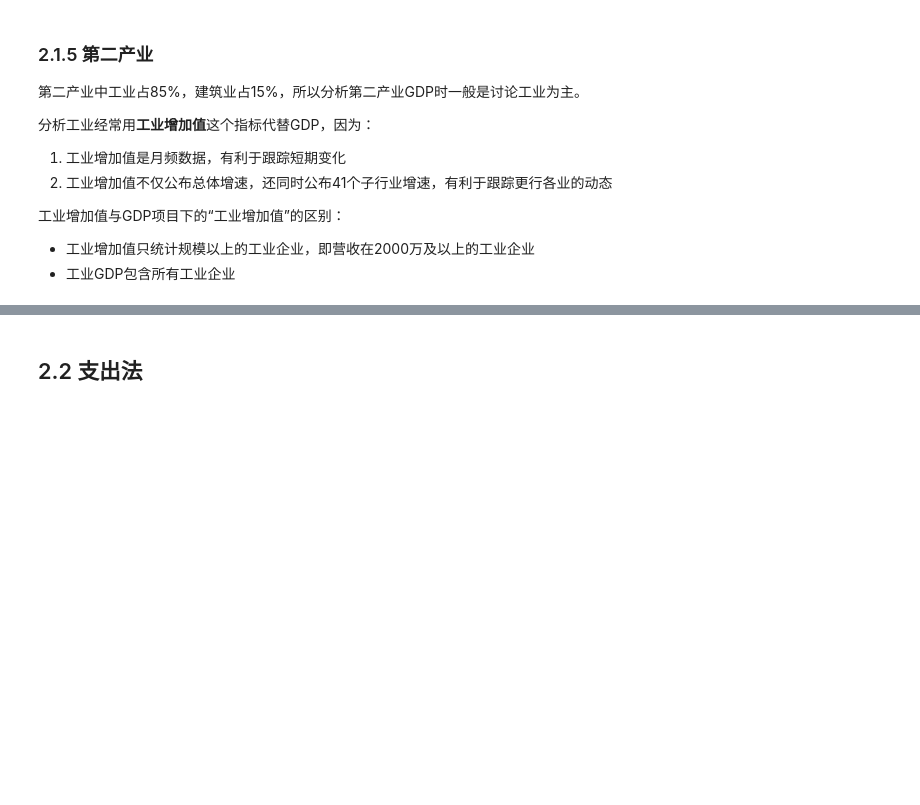
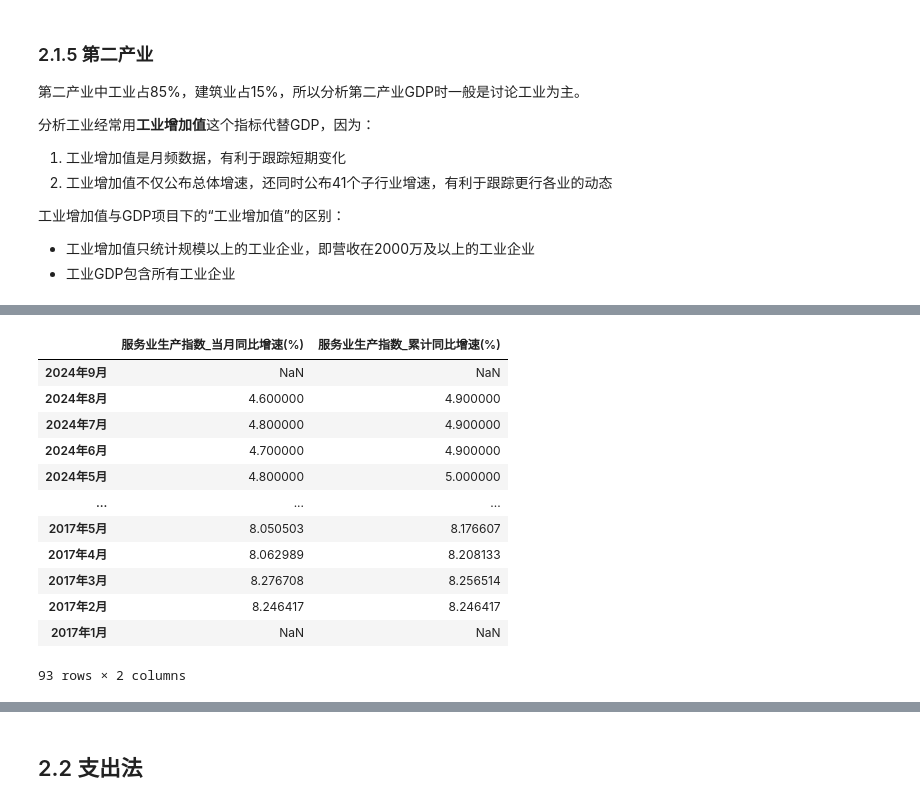
Before and after one commit to kampfer/various-data, a Jupyter notebook: src/researches/jupyter/gdp.ipynb, the cells around one changed output, grey strips where cells are left out. Cells and saved outputs as stored; diff of their text form; code cells hidden in the pictures; blank space fills up the shorter version.

```diff
--- a/src/researches/jupyter/gdp.ipynb
+++ b/src/researches/jupyter/gdp.ipynb
@@ -310,0 +335,18 @@ Index(['2024年第二季度', '2024年第一季度', '2023年第四季度', '202
+# %%
+ispDf = ak.macro_china_nbs_nation(kind='月度数据', path='服务业生产指数>服务业生产指数', period="2017-")
+ispDf = ispDf.transpose()
+ispDf
+# %% [output]
+|  | 服务业生产指数_当月同比增速(%) | 服务业生产指数_累计同比增速(%) |
+| 2024年9月 | NaN | NaN |
+| 2024年8月 | 4.600000 | 4.900000 |
+| 2024年7月 | 4.800000 | 4.900000 |
+| 2024年6月 | 4.700000 | 4.900000 |
+| 2024年5月 | 4.800000 | 5.000000 |
+| ... | ... | ... |
+| 2017年5月 | 8.050503 | 8.176607 |
+| 2017年4月 | 8.062989 | 8.208133 |
+| 2017年3月 | 8.276708 | 8.256514 |
+| 2017年2月 | 8.246417 | 8.246417 |
+| 2017年1月 | NaN | NaN |
+93 rows × 2 columns
```
Also changed, not shown: parts of 17 cells of this notebook.
